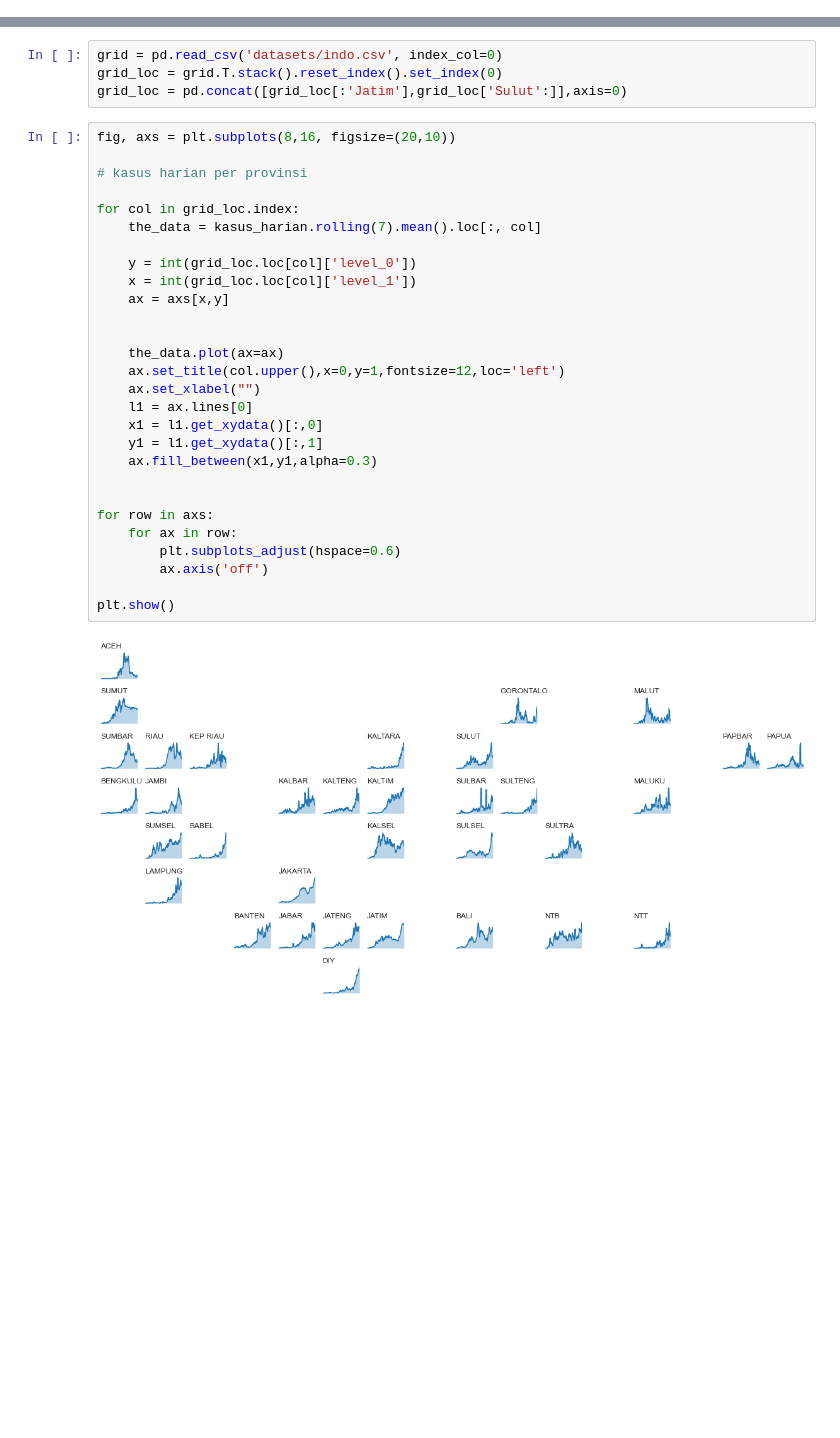
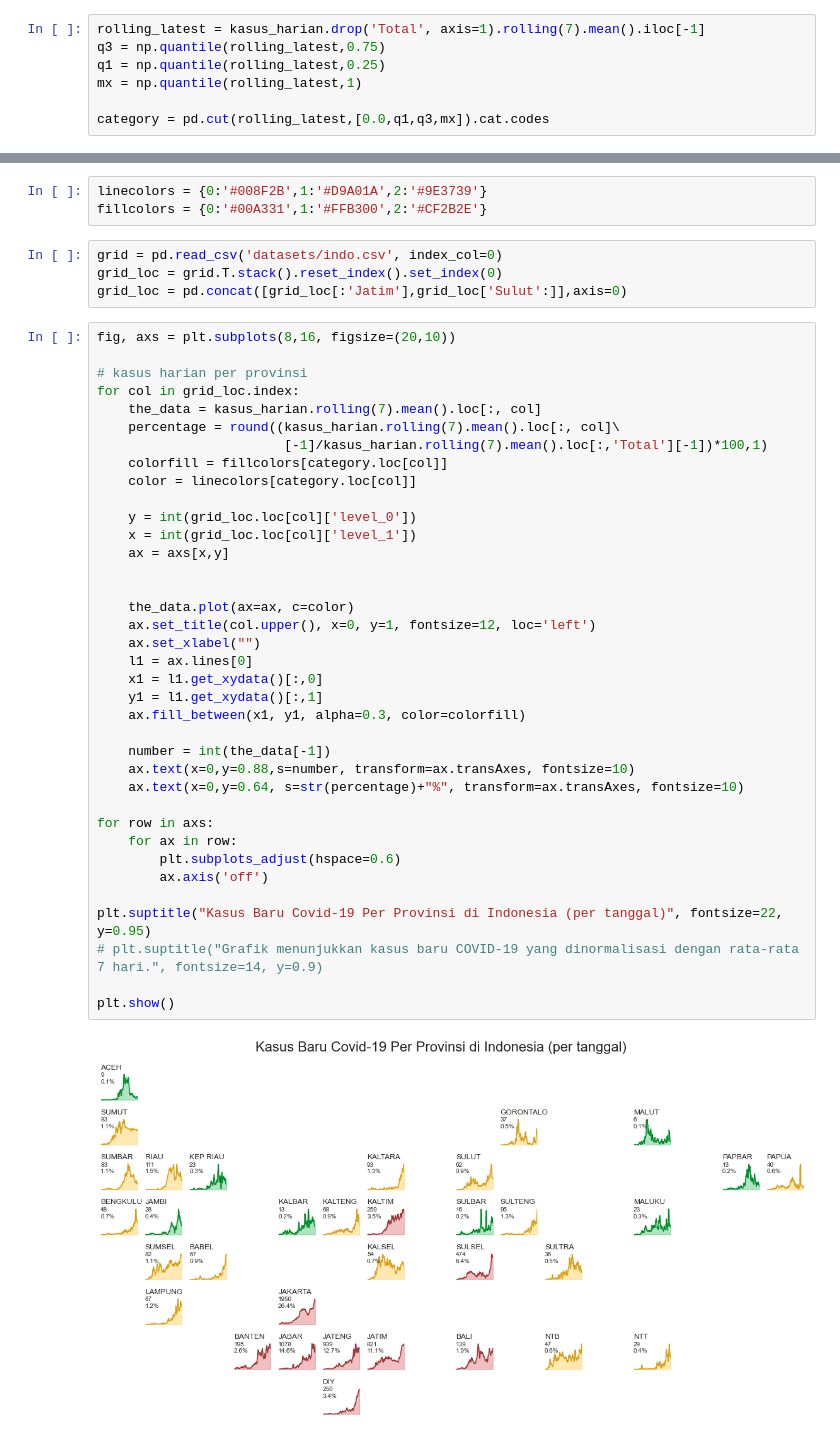
Before and after one commit to imfery/covid-19-viz, a Jupyter notebook: Covid-19 Visualization.ipynb, the cells around one changed output, grey strips where cells are left out. Drawn from its saved outputs; the diff is of its cells as text; blank space fills up the shorter version.

Commit message:
another progress of visualization

```diff
--- a/Covid-19 Visualization.ipynb
+++ b/Covid-19 Visualization.ipynb
@@ -152,6 +152,13 @@ result = [process(i) for i in list_table]
 
 total_kasus, kasus_harian, kasus_aktif, sembuh, sembuh_harian, meninggal_dunia, meninggal_dunia_harian = result
 # assign final result to each table
+# %%
+rolling_latest = kasus_harian.drop('Total', axis=1).rolling(7).mean().iloc[-1]
+q3 = np.quantile(rolling_latest,0.75)
+q1 = np.quantile(rolling_latest,0.25)
+mx = np.quantile(rolling_latest,1)
+
+category = pd.cut(rolling_latest,[0.0,q1,q3,mx]).cat.codes
 # %% [markdown]
 ### Statistik Nasional
 # %%
@@ -212,6 +219,9 @@ stats.head(2)
 | 2020-03-03 | 0 | 2 | 2 | 0 | 0 | 0 | 0 | ... |
 # %% [markdown]
 ### Visualisasi
+# %%
+linecolors = {0:'#008F2B',1:'#D9A01A',2:'#9E3739'}
+fillcolors = {0:'#00A331',1:'#FFB300',2:'#CF2B2E'}
 # %%
 grid = pd.read_csv('datasets/indo.csv', index_col=0)
 grid_loc = grid.T.stack().reset_index().set_index(0)
@@ -219,33 +229,42 @@ grid_loc = pd.concat([grid_loc[:'Jatim'],grid_loc['Sulut':]],axis=0)
 # %%
 fig, axs = plt.subplots(8,16, figsize=(20,10))
 
 # kasus harian per provinsi
-
 for col in grid_loc.index:
     the_data = kasus_harian.rolling(7).mean().loc[:, col]
+    percentage = round((kasus_harian.rolling(7).mean().loc[:, col]\
+                        [-1]/kasus_harian.rolling(7).mean().loc[:,'Total'][-1])*100,1)
+    colorfill = fillcolors[category.loc[col]]
+    color = linecolors[category.loc[col]]
 
     y = int(grid_loc.loc[col]['level_0'])
     x = int(grid_loc.loc[col]['level_1'])
     ax = axs[x,y]
 
 
-    the_data.plot(ax=ax)
-    ax.set_title(col.upper(),x=0,y=1,fontsize=12,loc='left')
+    the_data.plot(ax=ax, c=color)
+    ax.set_title(col.upper(), x=0, y=1, fontsize=12, loc='left')
     ax.set_xlabel("")
     l1 = ax.lines[0]
     x1 = l1.get_xydata()[:,0]
     y1 = l1.get_xydata()[:,1]
-    ax.fill_between(x1,y1,alpha=0.3)
+    ax.fill_between(x1, y1, alpha=0.3, color=colorfill)
 
+    number = int(the_data[-1])
+    ax.text(x=0,y=0.88,s=number, transform=ax.transAxes, fontsize=10)
+    ax.text(x=0,y=0.64, s=str(percentage)+"%", transform=ax.transAxes, fontsize=10)
 
 for row in axs:
     for ax in row:
         plt.subplots_adjust(hspace=0.6)
         ax.axis('off')
 
+plt.suptitle("Kasus Baru Covid-19 Per Provinsi di Indonesia (per tanggal)", fontsize=22, y=0.95)
+# plt.suptitle("Grafik menunjukkan kasus baru COVID-19 yang dinormalisasi dengan rata-rata 7 hari.", fontsize=14, y=0.9)
+
 plt.show()
 # %% [output]
-[figure, old version]
+[figure, new version]
 # %%
 plt.plot(kasus_harian.index,kasus_harian['Jakarta'].rolling(7).mean(), c='orange')
 plt.axis('off')
```
Also changed, not shown: parts of 5 cells of this notebook.
